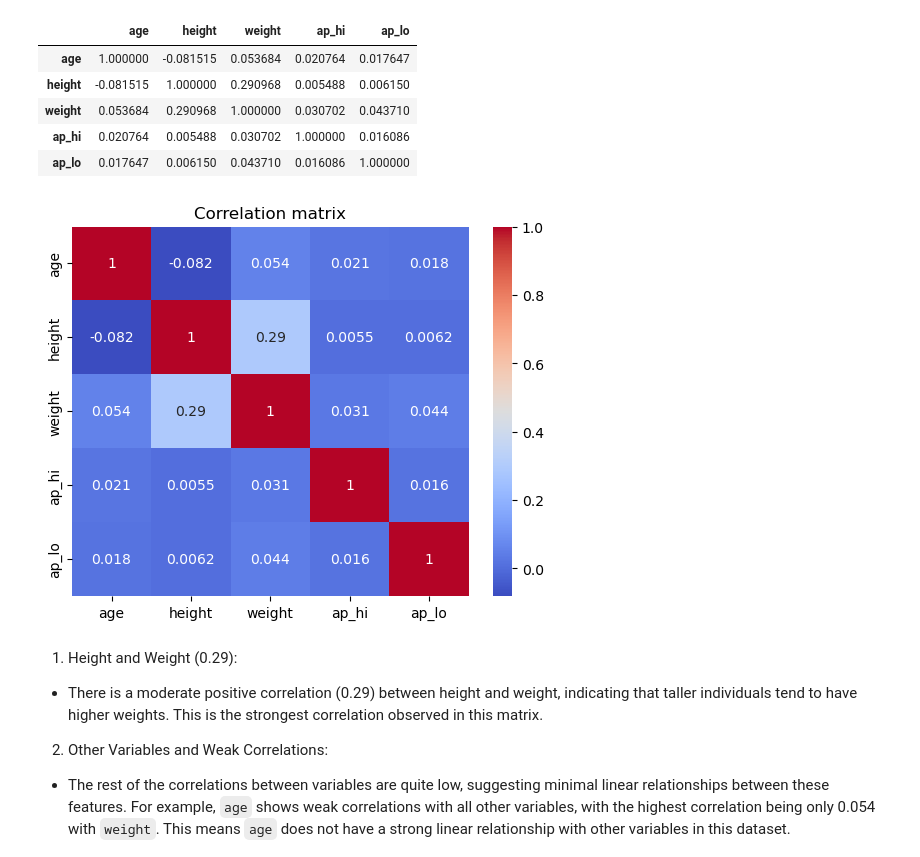
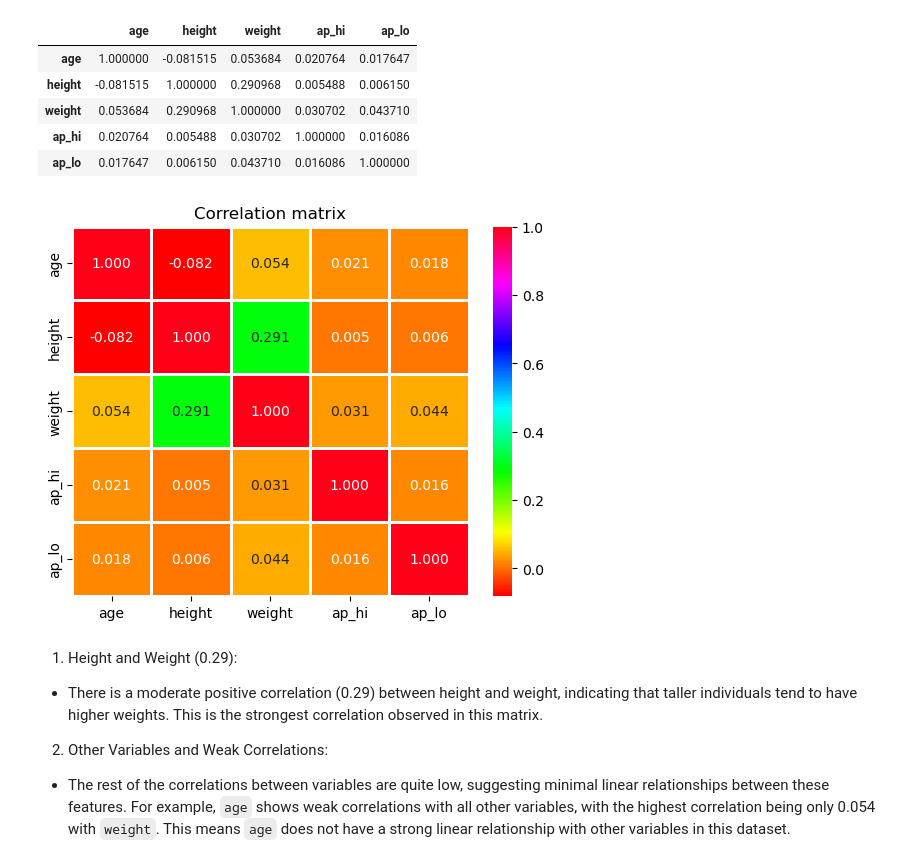
Before and after one commit to okellodaniel/cardio_vasicular_disease_detector, a Jupyter notebook: notebooks/notebook.ipynb, the cells around one changed output. Cells and saved outputs as stored; diff of their text form; code cells hidden in the pictures.

```diff
--- a/notebooks/notebook.ipynb
+++ b/notebooks/notebook.ipynb
@@ -163,0 +168,6 @@ df.describe()
+# %%
+df.loc[df['ap_lo'] >= 1000, 'ap_lo'] = df['ap_lo'] / 10
+# %%
+df.loc[df['ap_lo'] >= 1000, 'ap_lo'] = df['ap_lo'] / 10
+# %%
+df.loc[df['ap_lo'] >= 300, 'ap_lo'] = df['ap_lo'] / 10
@@ -201,11 +248,11 @@ correlation
 | ap_hi | 0.020764 | 0.005488 | 0.030702 | 1.000000 | 0.016086 |
 | ap_lo | 0.017647 | 0.006150 | 0.043710 | 0.016086 | 1.000000 |
 # %%
-sns.heatmap(correlation,annot=True,cmap='coolwarm')
+sns.heatmap(correlation,annot=True,cmap='hsv',fmt='.3f',linewidths=2)
 plt.title("Correlation matrix")
 plt.show()
 # %% [output]
-[figure, old version]
+[figure, new version]
 # %% [markdown]
 1. Height and Weight (0.29):
 - There is a moderate positive correlation (0.29) between height and weight, indicating that taller individuals tend to have higher weights. This is the strongest correlation observed in this matrix.
```
Also changed, not shown: parts of 34 cells of this notebook, 3 other files.
